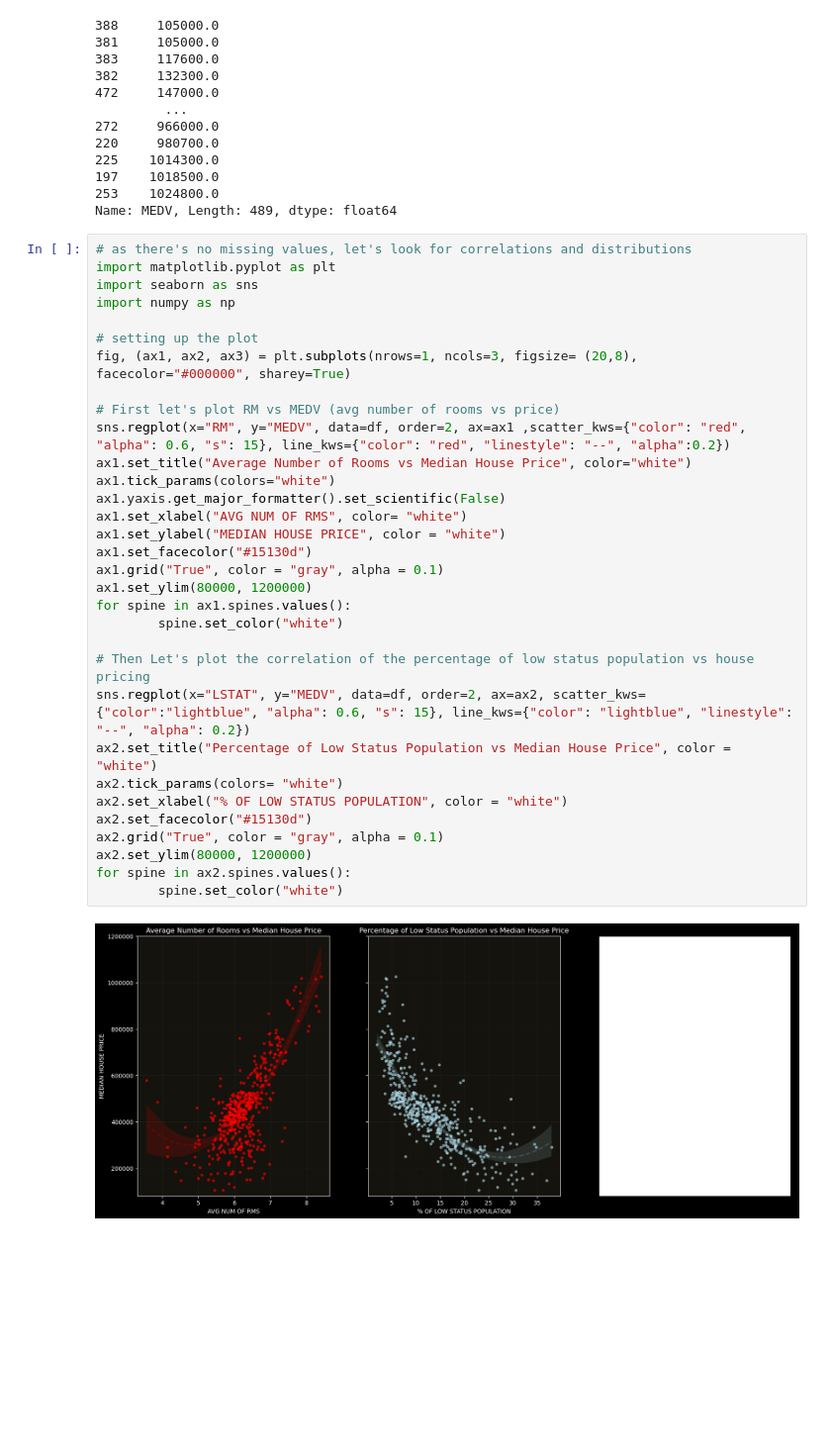
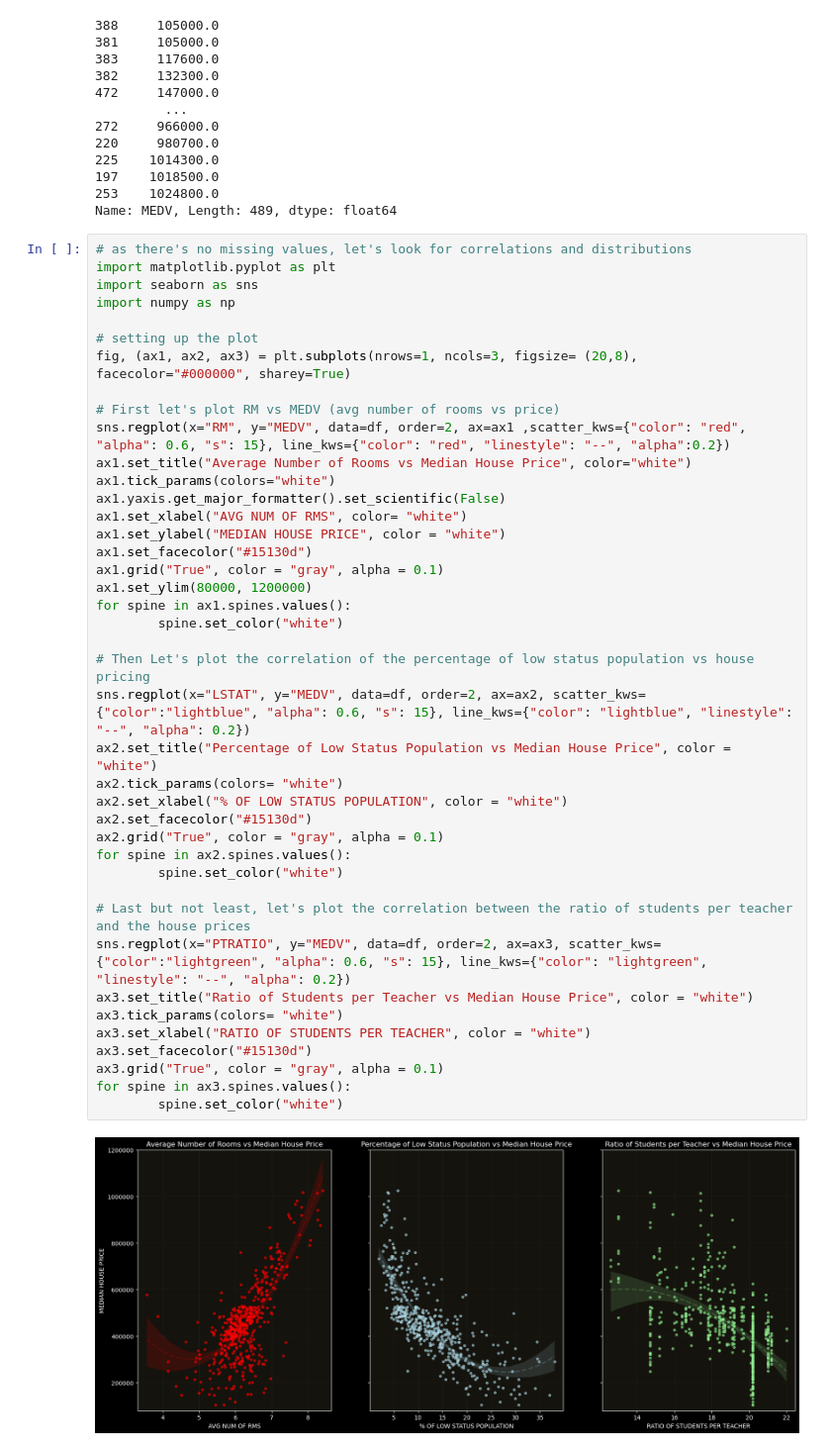
Before and after one commit to imelinc/housing-prices-project, a Jupyter notebook: housing-project.ipynb, the cells around one changed output. Shown: that part at 99% size. Drawn from its saved outputs; the diff is of its cells as text; blank space fills up the shorter version.

Commit message:
Done with the plots

```diff
--- a/housing-project.ipynb
+++ b/housing-project.ipynb
@@ -106,32 +106,41 @@ Name: MEDV, Length: 489, dtype: float64
 import matplotlib.pyplot as plt
 import seaborn as sns
 import numpy as np
 
 # setting up the plot
 fig, (ax1, ax2, ax3) = plt.subplots(nrows=1, ncols=3, figsize= (20,8), facecolor="#000000", sharey=True)
 
 # First let's plot RM vs MEDV (avg number of rooms vs price)
 sns.regplot(x="RM", y="MEDV", data=df, order=2, ax=ax1 ,scatter_kws={"color": "red", "alpha": 0.6, "s": 15}, line_kws={"color": "red", "linestyle": "--", "alpha":0.2})
 ax1.set_title("Average Number of Rooms vs Median House Price", color="white")
 ax1.tick_params(colors="white")
 ax1.yaxis.get_major_formatter().set_scientific(False)
 ax1.set_xlabel("AVG NUM OF RMS", color= "white")
 ax1.set_ylabel("MEDIAN HOUSE PRICE", color = "white")
 ax1.set_facecolor("#15130d")
 ax1.grid("True", color = "gray", alpha = 0.1)
 ax1.set_ylim(80000, 1200000)
 for spine in ax1.spines.values():
         spine.set_color("white")
 
 # Then Let's plot the correlation of the percentage of low status population vs house pricing
 sns.regplot(x="LSTAT", y="MEDV", data=df, order=2, ax=ax2, scatter_kws={"color":"lightblue", "alpha": 0.6, "s": 15}, line_kws={"color": "lightblue", "linestyle": "--", "alpha": 0.2})
 ax2.set_title("Percentage of Low Status Population vs Median House Price", color = "white")
 ax2.tick_params(colors= "white")
 ax2.set_xlabel("% OF LOW STATUS POPULATION", color = "white")
 ax2.set_facecolor("#15130d")
 ax2.grid("True", color = "gray", alpha = 0.1)
-ax2.set_ylim(80000, 1200000)
 for spine in ax2.spines.values():
         spine.set_color("white")
+
+# Last but not least, let's plot the correlation between the ratio of students per teacher and the house prices
+sns.regplot(x="PTRATIO", y="MEDV", data=df, order=2, ax=ax3, scatter_kws={"color":"lightgreen", "alpha": 0.6, "s": 15}, line_kws={"color": "lightgreen", "linestyle": "--", "alpha": 0.2})
+ax3.set_title("Ratio of Students per Teacher vs Median House Price", color = "white")
+ax3.tick_params(colors= "white")
+ax3.set_xlabel("RATIO OF STUDENTS PER TEACHER", color = "white")
+ax3.set_facecolor("#15130d")
+ax3.grid("True", color = "gray", alpha = 0.1)
+for spine in ax3.spines.values():
+        spine.set_color("white")
 # %% [output]
-[figure, old version]
+[figure, new version]
```
